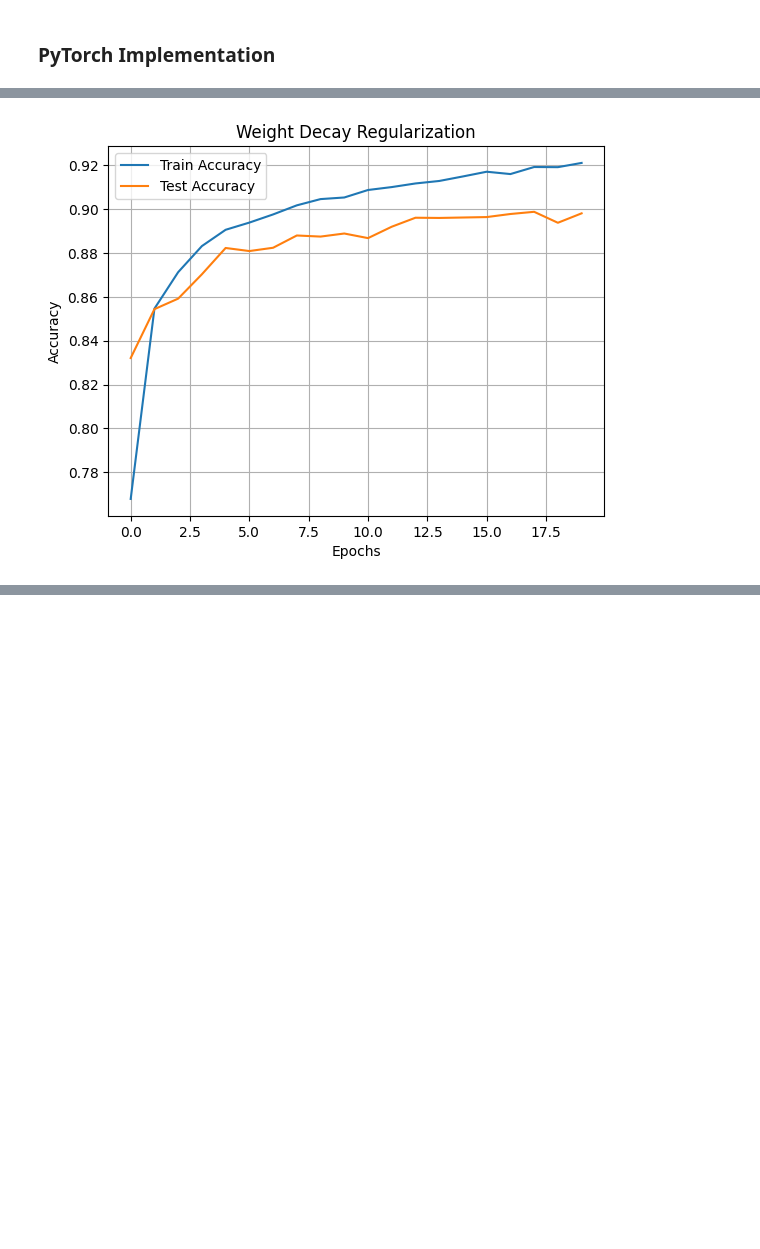
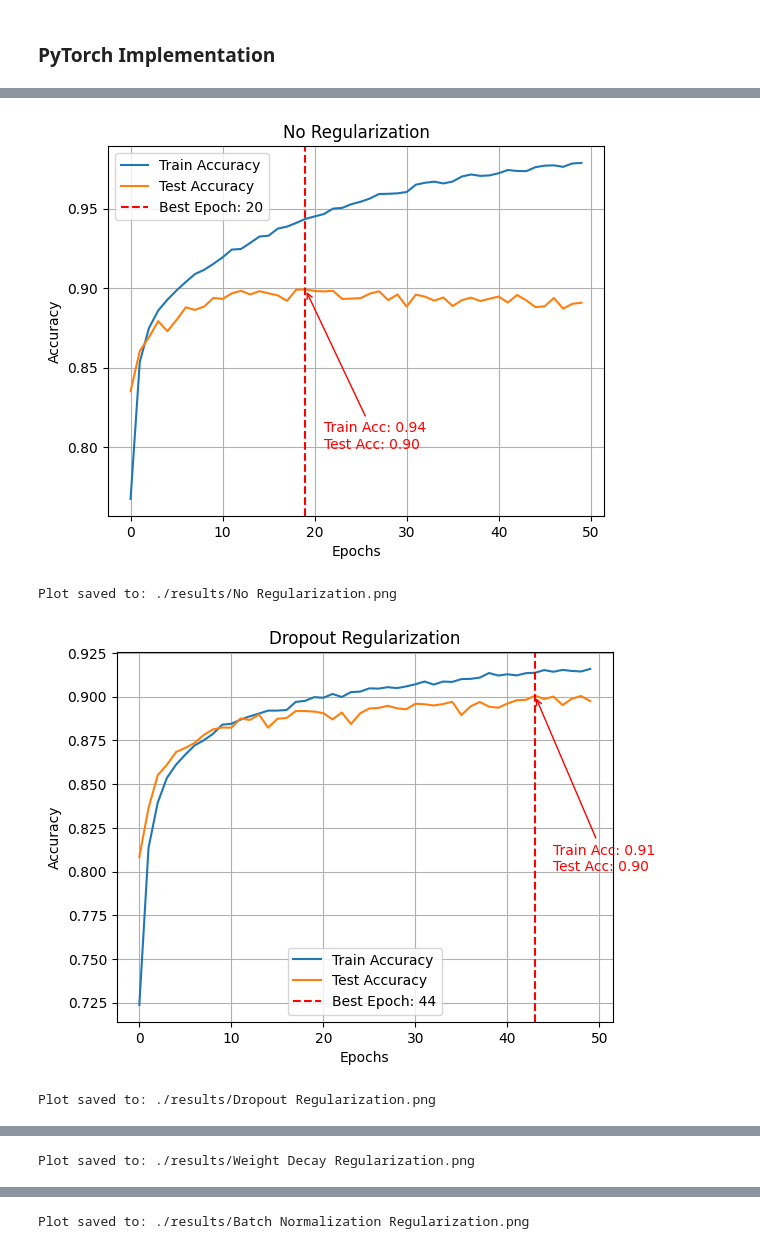
Before and after one commit to devleibowitz/DeepLearningHWs, a Jupyter notebook: HW1/lenet5.ipynb, the cells around one changed output, grey strips where cells are left out. Drawn from its saved outputs; the diff is of its cells as text; code cells hidden in the pictures; blank space fills up the shorter version.

```diff
--- a/HW1/lenet5.ipynb
+++ b/HW1/lenet5.ipynb
@@ -250,8 +174,37 @@ ModuleNotFoundError: No module named 'tensorboard'
-# %%
-# With Weight Decay (L2 Regularization)
-model_l2 = LeNet5().to(device)
-optimizer_l2 = optim.Adam(model_l2.parameters(), lr=learning_rate, weight_decay=0.001)
-train_acc_l2, test_acc_l2 = train_and_evaluate(model_l2, optimizer_l2, criterion, train_loader, test_loader)
-plot_convergence(train_acc_l2, test_acc_l2, "Weight Decay Regularization")
-# %% [output]
-[figure, removed]
+# %%
+# Main experiment
+criterion = nn.CrossEntropyLoss()
+
+# Without Regularization
+model = LeNet5().to(device)
+optimizer = optim.Adam(model.parameters(), lr=learning_rate)
+train_acc, test_acc = train_and_evaluate(model, optimizer, criterion, train_loader, test_loader)
+torch.save(model.state_dict(), 'LetNet5_without_reg.pth')
+
+plot_convergence(train_acc, test_acc, "No Regularization")
+
+# With Dropout
+model_dropout = LeNet5(dropout_rate=0.5).to(device)
+optimizer_dropout = optim.Adam(model_dropout.parameters(), lr=learning_rate)
+train_acc_dropout, test_acc_dropout = train_and_evaluate(model_dropout, optimizer_dropout, criterion, train_loader, test_loader)
+torch.save(model.state_dict(), 'LetNet5_dropout.pth')
+plot_convergence(train_acc_dropout, test_acc_dropout, "Dropout Regularization")
+
+# With Weight Decay (L2 Regularization)
+model_l2 = LeNet5().to(device)
+optimizer_l2 = optim.Adam(model_l2.parameters(), lr=learning_rate, weight_decay=0.001)
+train_acc_l2, test_acc_l2 = train_and_evaluate(model_l2, optimizer_l2, criterion, train_loader, test_loader)
+torch.save(model.state_dict(), 'LetNet5_weight_decay.pth')
+plot_convergence(train_acc_l2, test_acc_l2, "Weight Decay Regularization")
+
+# With Batch Normalization
+model_bn = LeNet5(batch_norm=True).to(device)
+optimizer_bn = optim.Adam(model_bn.parameters(), lr=learning_rate)
+train_acc_bn, test_acc_bn = train_and_evaluate(model_bn, optimizer_bn, criterion, train_loader, test_loader)
+torch.save(model.state_dict(), 'LetNet5_batch_norm.pth')
+plot_convergence(train_acc_bn, test_acc_bn, "Batch Normalization Regularization")
+# %% [output]
+[figure, added]
+Plot saved to: ./results/No Regularization.png
+[figure, added]
+Plot saved to: ./results/Dropout Regularization.png
@@ -257,0 +212 @@ plot_convergence(train_acc_l2, test_acc_l2, "Weight Decay Regularization")
+Plot saved to: ./results/Weight Decay Regularization.png
@@ -258,3 +214,4 @@ plot_convergence(train_acc_l2, test_acc_l2, "Weight Decay Regularization")
+Plot saved to: ./results/Batch Normalization Regularization.png
 # %%
 import pandas as pd
 
```
Also changed, not shown: parts of 4 cells of this notebook.
